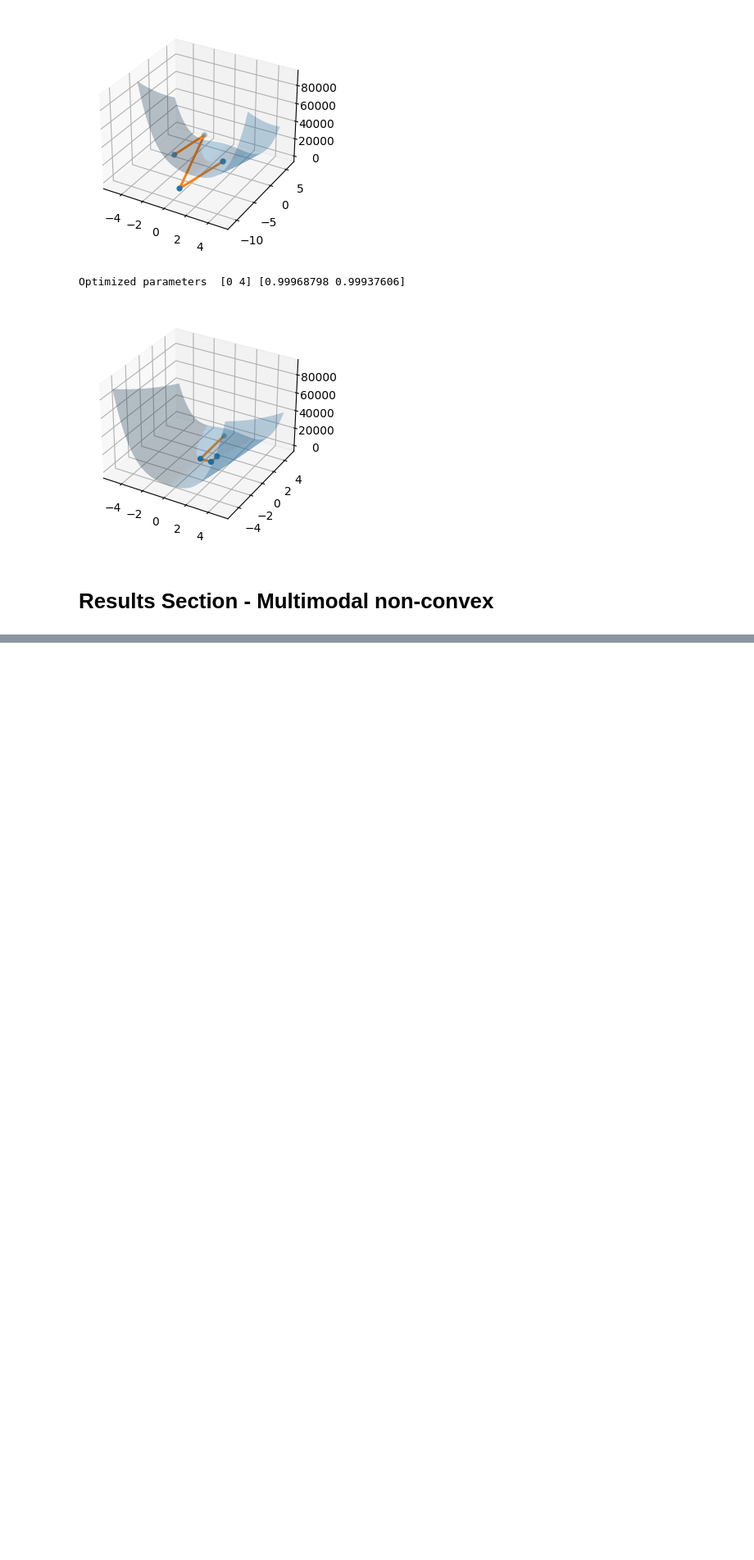
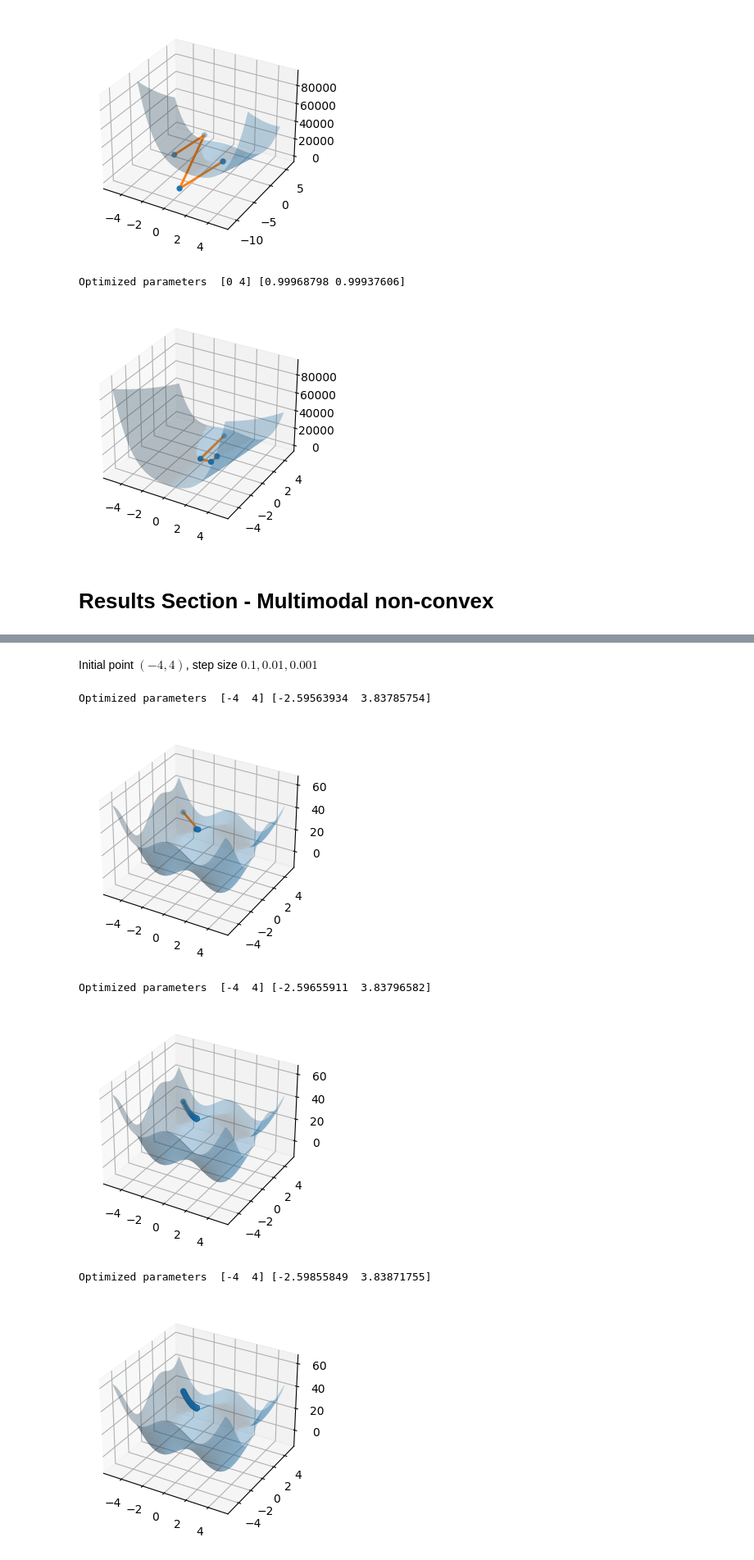
Before and after one commit to zh1322114772/Project1-GradientDescent, a Jupyter notebook: Project1.ipynb, the cells around one changed output, grey strips where cells are left out. Shown at 82% size. Drawn from its saved outputs; the diff is of its cells as text; code cells hidden in the pictures; blank space fills up the shorter version.

```diff
--- a/Project1.ipynb
+++ b/Project1.ipynb
@@ -412,0 +532,11 @@ class MultimodalNonConvex(C2Differentiable):
+# %% [markdown]
+Initial point $(-4, 4)$, step size $0.1, 0.01, 0.001$
+# %%
+VanillaGDNonConvexPlot(np.array([-4, 4]))
+# %% [output]
+Optimized parameters  [-4  4] [-2.59563934  3.83785754]
+[figure, added]
+Optimized parameters  [-4  4] [-2.59655911  3.83796582]
+[figure, added]
+Optimized parameters  [-4  4] [-2.59855849  3.83871755]
+[figure, added]
```
Also changed, not shown: parts of 20 cells of this notebook.
